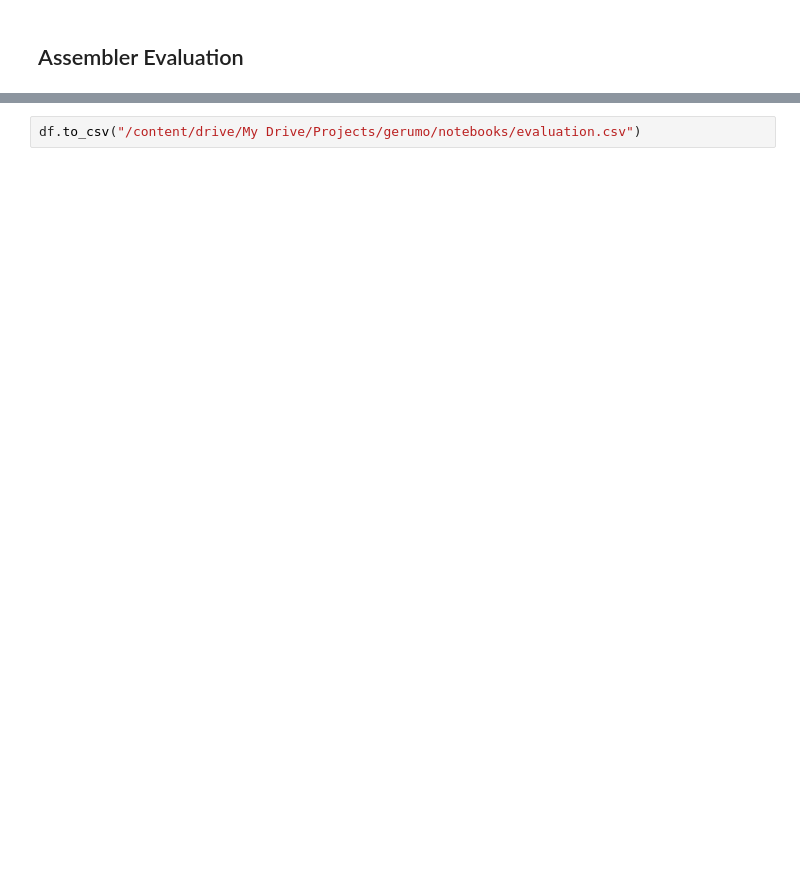
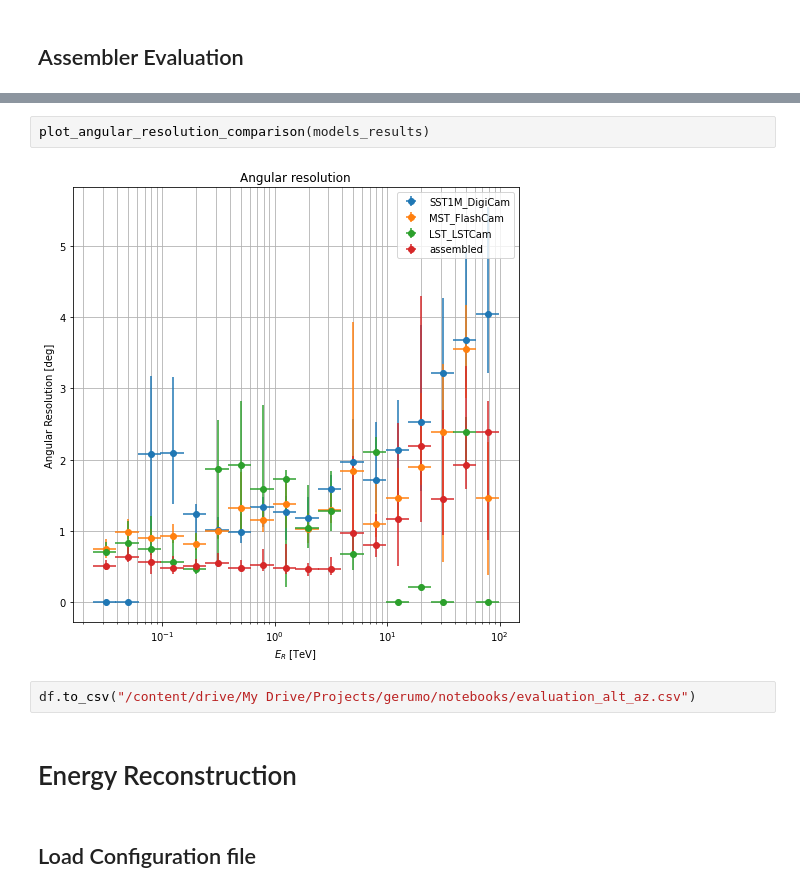
Before and after one commit to sborquez/gerumo, a Jupyter notebook: notebooks/evaluate.ipynb, the cells around one changed output, grey strips where cells are left out. Cells and saved outputs as stored; diff of their text form; blank space fills up the shorter version.

```diff
--- a/notebooks/evaluate.ipynb
+++ b/notebooks/evaluate.ipynb
@@ -267,2 +384,10 @@ plot_regression_evaluation(df, targets, scores)
+# %%
+plot_angular_resolution_comparison(models_results)
+# %% [output]
+[figure, added]
 # %%
-df.to_csv("/content/drive/My Drive/Projects/gerumo/notebooks/evaluation.csv")
+df.to_csv("/content/drive/My Drive/Projects/gerumo/notebooks/evaluation_alt_az.csv")
+# %% [markdown]
+# Energy Reconstruction
+# %% [markdown]
+## Load Configuration file
```
Also changed, not shown: parts of 51 cells of this notebook, 3 other files.
